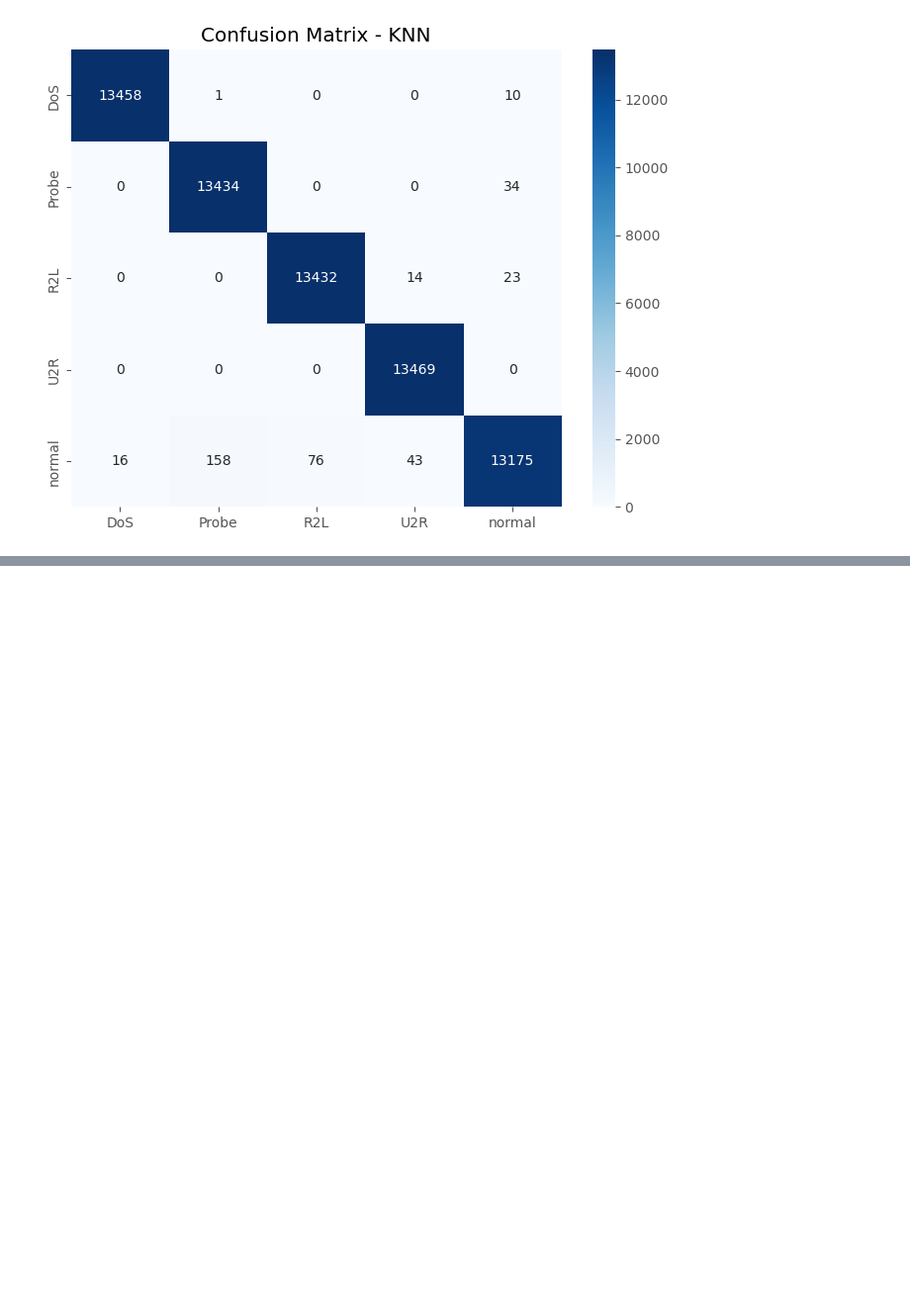
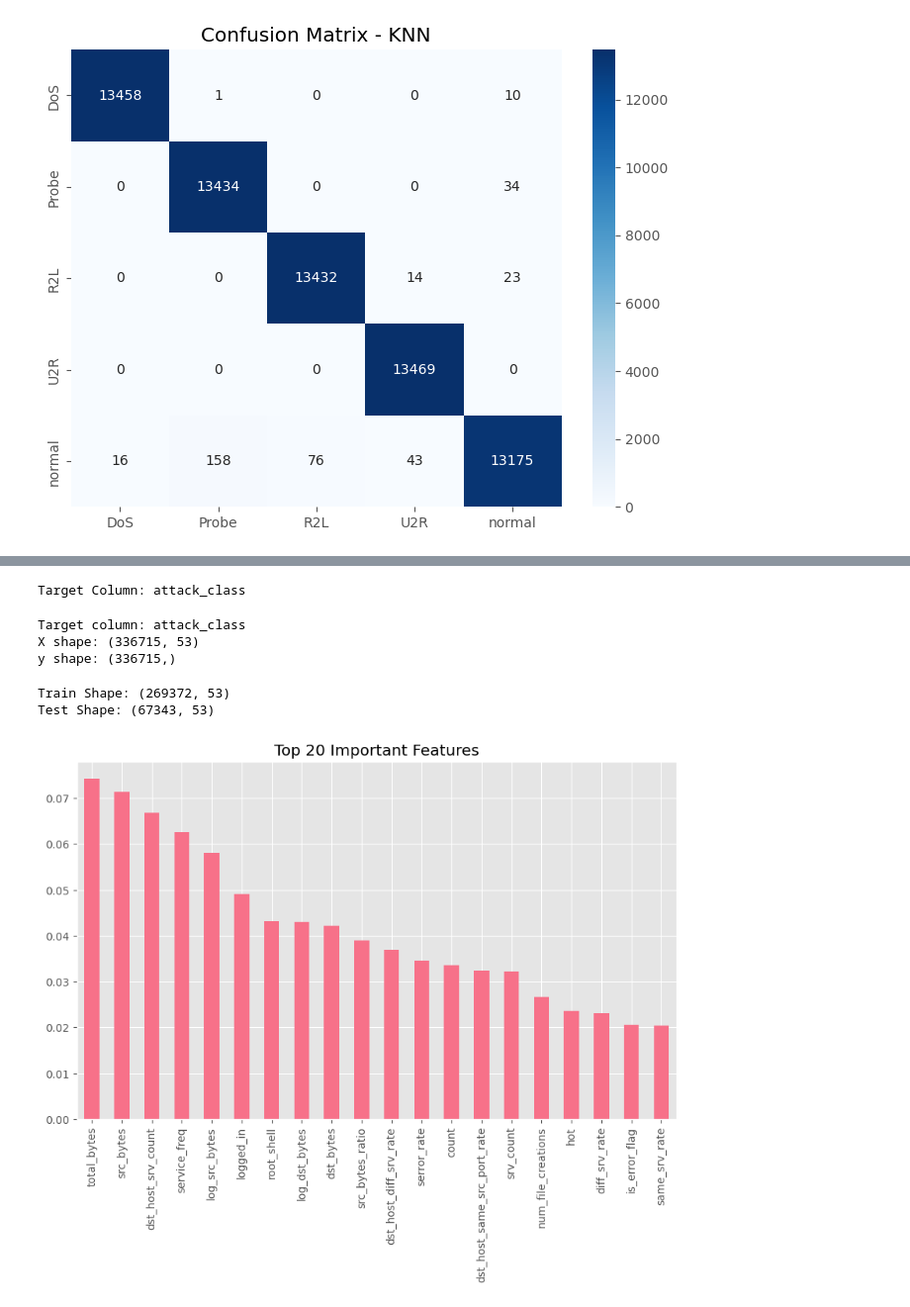
Before and after one commit to mailech/SentinelNet-AI-Powered-Network-Intrusion-Detection-System-, a Jupyter notebook: SentinelNet-AI-Powered-Network-Intrusion-Detection-System--main/Feature-Engineering.ipynb, the cells around one changed output, grey strips where cells are left out. Shown at 99% size. Cells and saved outputs as stored; diff of their text form; code cells hidden in the pictures; blank space fills up the shorter version.

```diff
--- a/SentinelNet-AI-Powered-Network-Intrusion-Detection-System--main/Feature-Engineering.ipynb
+++ b/SentinelNet-AI-Powered-Network-Intrusion-Detection-System--main/Feature-Engineering.ipynb
@@ -626,0 +563,38 @@ print("Mean CV Accuracy:", cv_scores.mean())
+# %%
+target_column = df_final.columns[-1]
+
+X = df_final.drop(target_column, axis=1)
+y = df_final[target_column]
+
+print("Target Column:", target_column)
+# %% [output]
+Target Column: attack_class
+# %%
+target_column = df_final.columns[-1]
+
+X = df_final.drop(target_column, axis=1)
+y = df_final[target_column]
+
+print("Target column:", target_column)
+print("X shape:", X.shape)
+print("y shape:", y.shape)
+# %% [output]
+Target column: attack_class
+X shape: (336715, 53)
+y shape: (336715,)
+# %%
+from sklearn.model_selection import train_test_split
+
+X_train, X_test, y_train, y_test = train_test_split(
+    X,
+    y,
+    test_size=0.2,
+    random_state=42,
+    stratify=y
+)
+
+print("Train Shape:", X_train.shape)
+print("Test Shape:", X_test.shape)
+# %% [output]
+Train Shape: (269372, 53)
+Test Shape: (67343, 53)
@@ -626,0 +608,21 @@ print("Mean CV Accuracy:", cv_scores.mean())
+# %%
+from sklearn.ensemble import RandomForestClassifier
+import pandas as pd
+import matplotlib.pyplot as plt
+
+rf_temp = RandomForestClassifier(n_estimators=100)
+
+rf_temp.fit(X_train, y_train)
+
+importance = rf_temp.feature_importances_
+
+feat_imp = pd.Series(importance, index=X_train.columns)
+feat_imp = feat_imp.sort_values(ascending=False)
+
+plt.figure(figsize=(10,6))
+feat_imp.head(20).plot(kind='bar')
+
+plt.title("Top 20 Important Features")
+plt.show()
+# %% [output]
+[figure, added]
```
Also changed, not shown: parts of 14 cells of this notebook, 1 other file.
